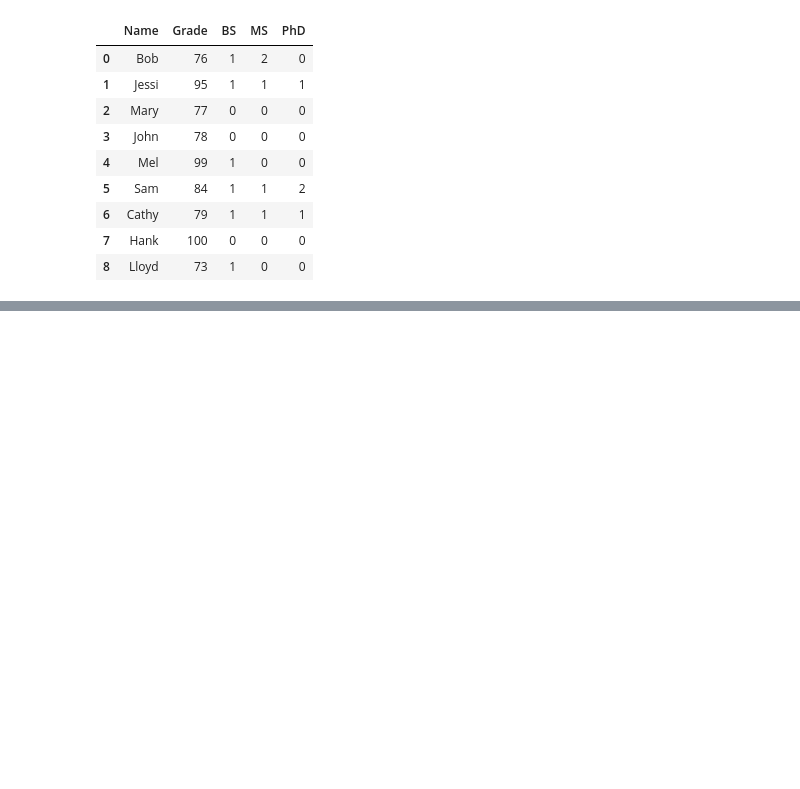
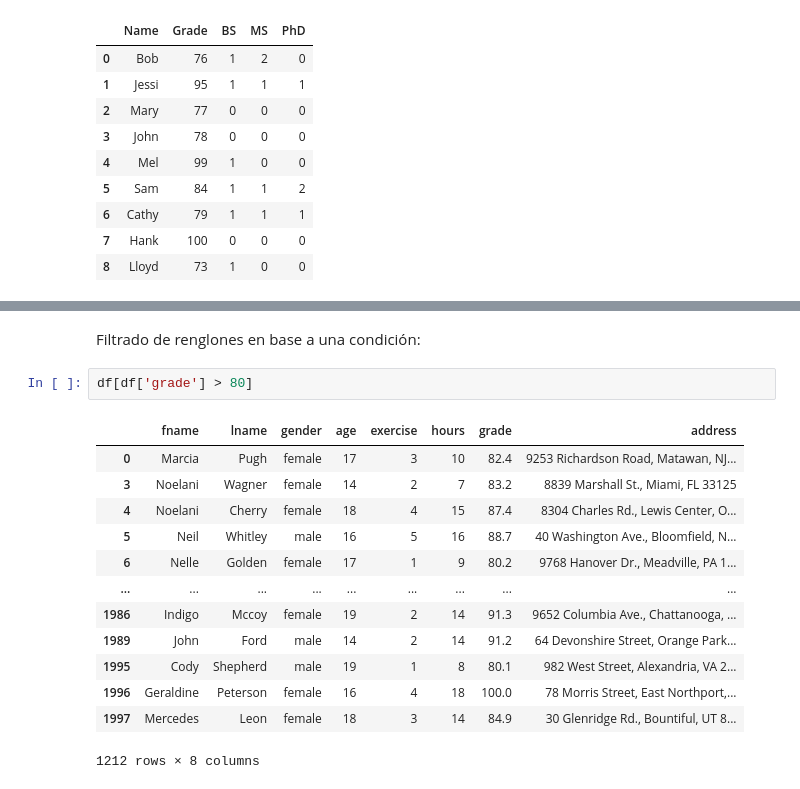
Before and after one commit to MarianaArzapalo/1-ADescDatos, a Jupyter notebook: 01-li-datos.ipynb, the cells around one changed output, grey strips where cells are left out. Drawn from its saved outputs; the diff is of its cells as text; blank space fills up the shorter version.

```diff
--- a/01-li-datos.ipynb
+++ b/01-li-datos.ipynb
@@ -1219,0 +1268,18 @@ df
+# %% [markdown]
+Filtrado de renglones en base a una condición:
+# %%
+df[df['grade'] > 80]
+# %% [output]
+|  | fname | lname | gender | age | exercise | hours | grade | address |
+| 0 | Marcia | Pugh | female | 17 | 3 | 10 | 82.4 | 9253 Richardson Road, Matawan, NJ... |
+| 3 | Noelani | Wagner | female | 14 | 2 | 7 | 83.2 | 8839 Marshall St., Miami, FL 33125 |
+| 4 | Noelani | Cherry | female | 18 | 4 | 15 | 87.4 | 8304 Charles Rd., Lewis Center, O... |
+| 5 | Neil | Whitley | male | 16 | 5 | 16 | 88.7 | 40 Washington Ave., Bloomfield, N... |
+| 6 | Nelle | Golden | female | 17 | 1 | 9 | 80.2 | 9768 Hanover Dr., Meadville, PA 1... |
+| ... | ... | ... | ... | ... | ... | ... | ... | ... |
+| 1986 | Indigo | Mccoy | female | 19 | 2 | 14 | 91.3 | 9652 Columbia Ave., Chattanooga, ... |
+| 1989 | John | Ford | male | 14 | 2 | 14 | 91.2 | 64 Devonshire Street, Orange Park... |
+| 1995 | Cody | Shepherd | male | 19 | 1 | 8 | 80.1 | 982 West Street, Alexandria, VA 2... |
+| 1996 | Geraldine | Peterson | female | 16 | 4 | 18 | 100.0 | 78 Morris Street, East Northport,... |
+| 1997 | Mercedes | Leon | female | 18 | 3 | 14 | 84.9 | 30 Glenridge Rd., Bountiful, UT 8... |
+1212 rows × 8 columns
```
Also changed, not shown: parts of 10 cells of this notebook.
